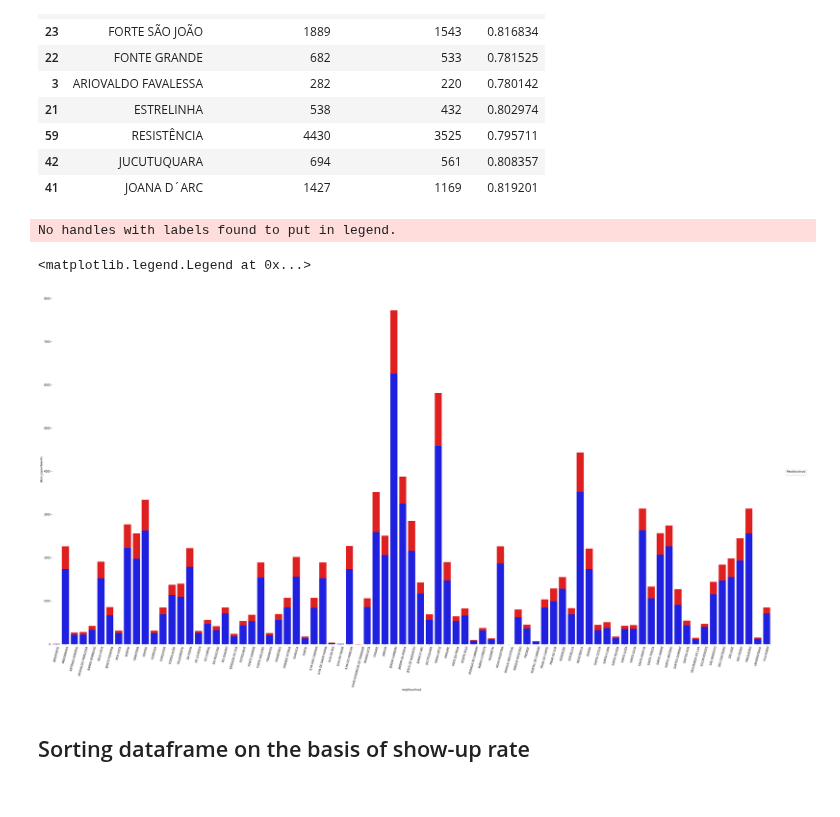
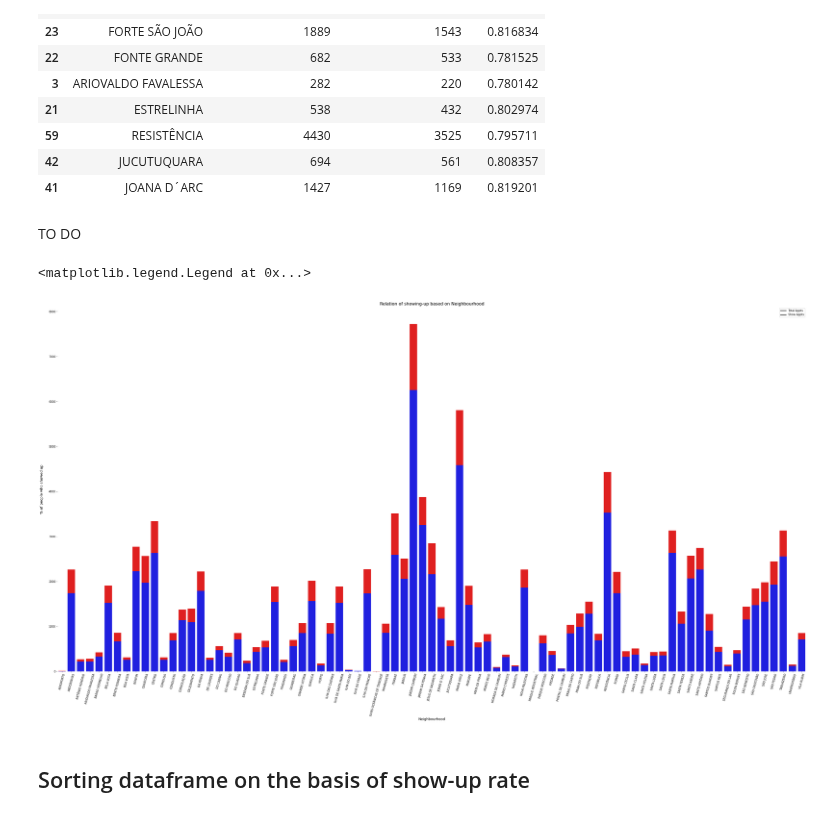
Before and after one commit to dishankkalra23/Medical-Appointment-No-Shows, a Jupyter notebook: Medical_Appointment_No_Shows.ipynb, the cells around one changed output. Cells and saved outputs as stored; diff of their text form; code cells hidden in the pictures.

```diff
--- a/Medical_Appointment_No_Shows.ipynb
+++ b/Medical_Appointment_No_Shows.ipynb
@@ -724,19 +801,22 @@ neighbour_df.sample(10)
 | 59 | RESISTÊNCIA | 4430 | 3525 | 0.795711 |
 | 42 | JUCUTUQUARA | 694 | 561 | 0.808357 |
 | 41 | JOANA D´ARC | 1427 | 1169 | 0.819201 |
+# %% [markdown]
+TO DO
 # %%
 plt.figure(figsize=(50,25),dpi=70)
-sns.barplot(data=neighbour_df,x='neighbourhood',y='total_appointments',color='red')
-sns.barplot(data=neighbour_df,x='neighbourhood',y='show_appointments',color='blue')
+graph1 = sns.barplot(data=neighbour_df,x='neighbourhood',y='total_appointments',color='red')
+graph2 = sns.barplot(data=neighbour_df,x='neighbourhood',y='show_appointments',color='blue')
+graph1.set_xlabel('Neighbourhood',fontsize=13)
+graph1.set_ylabel('% of people who showed up\n',fontsize=13)
+graph1.set_title('Relation of showing-up based on Neighbourhood',fontsize=16)
+sns.despine( left=True, bottom=True)
+plt.xticks(rotation=75)
 
-sns.despine( left=True, bottom=True)
-plt.xticks(rotation=75);
-
-plt.legend(title='Neighbouhood',bbox_to_anchor=(1.02, 0.5), loc='upper left', borderaxespad=0)
+plt.legend(['Total Appts','Show Appts'])
 # %% [output]
-No handles with labels found to put in legend.
+<matplotlib.legend.Legend at 0x...>
-<matplotlib.legend.Legend at 0x...>
-[figure, old version]
+[figure, new version]
 # %% [markdown]
 ## Sorting dataframe on the basis of show-up rate
 # %% [markdown]
```
Also changed, not shown: parts of 25 cells of this notebook.
